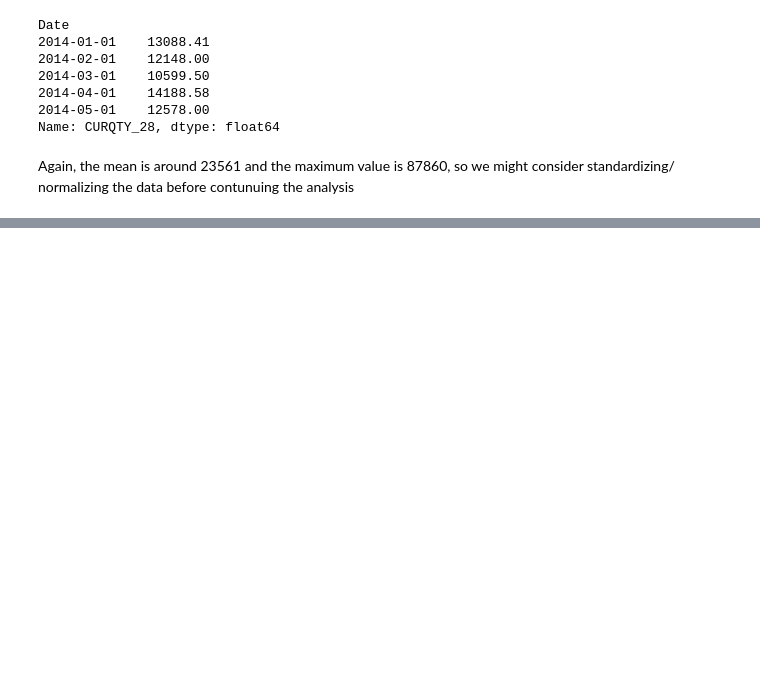
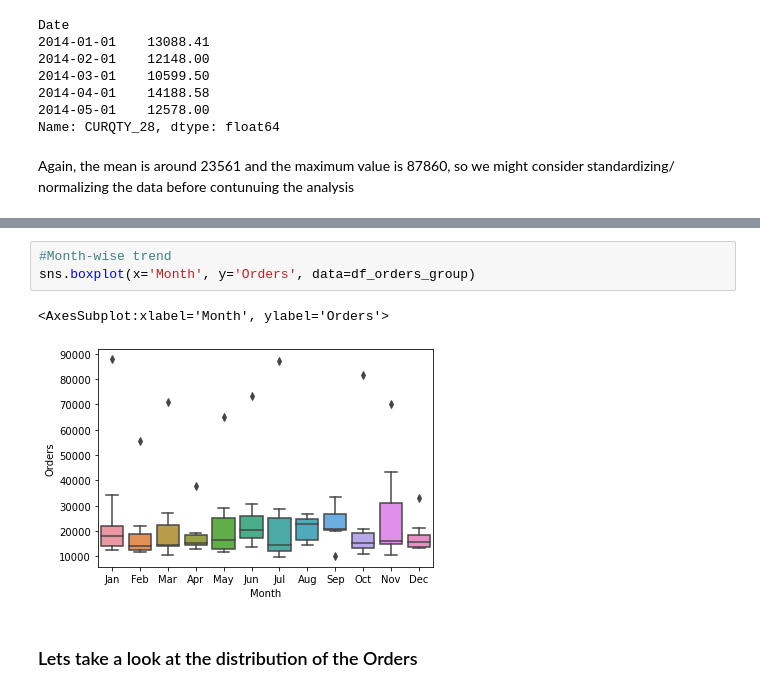
Before and after one commit to CMjsingh/sales_prediction, a Jupyter notebook: SO_Details_db_Findings.ipynb, the cells around one changed output, grey strips where cells are left out. Drawn from its saved outputs; the diff is of its cells as text; blank space fills up the shorter version.

```diff
--- a/SO_Details_db_Findings.ipynb
+++ b/SO_Details_db_Findings.ipynb
@@ -451,0 +587,8 @@ pd.DataFrame(df_orders_group)
+# %%
+#Month-wise trend
+sns.boxplot(x='Month', y='Orders', data=df_orders_group)
+# %% [output]
+<AxesSubplot:xlabel='Month', ylabel='Orders'>
+[figure, added]
+# %% [markdown]
+### Lets take a look at the distribution of the Orders
```
Also changed, not shown: parts of 33 cells of this notebook.
